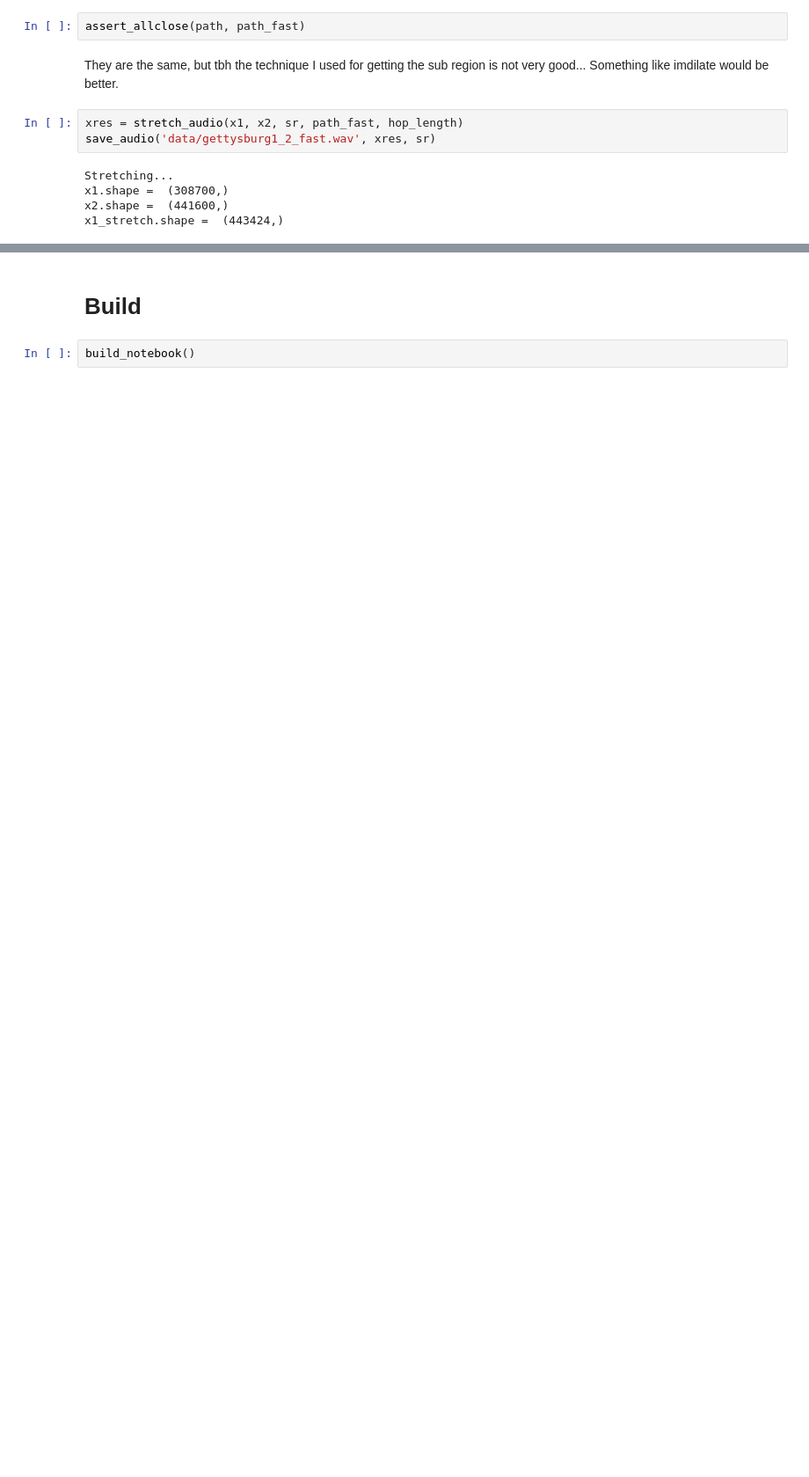
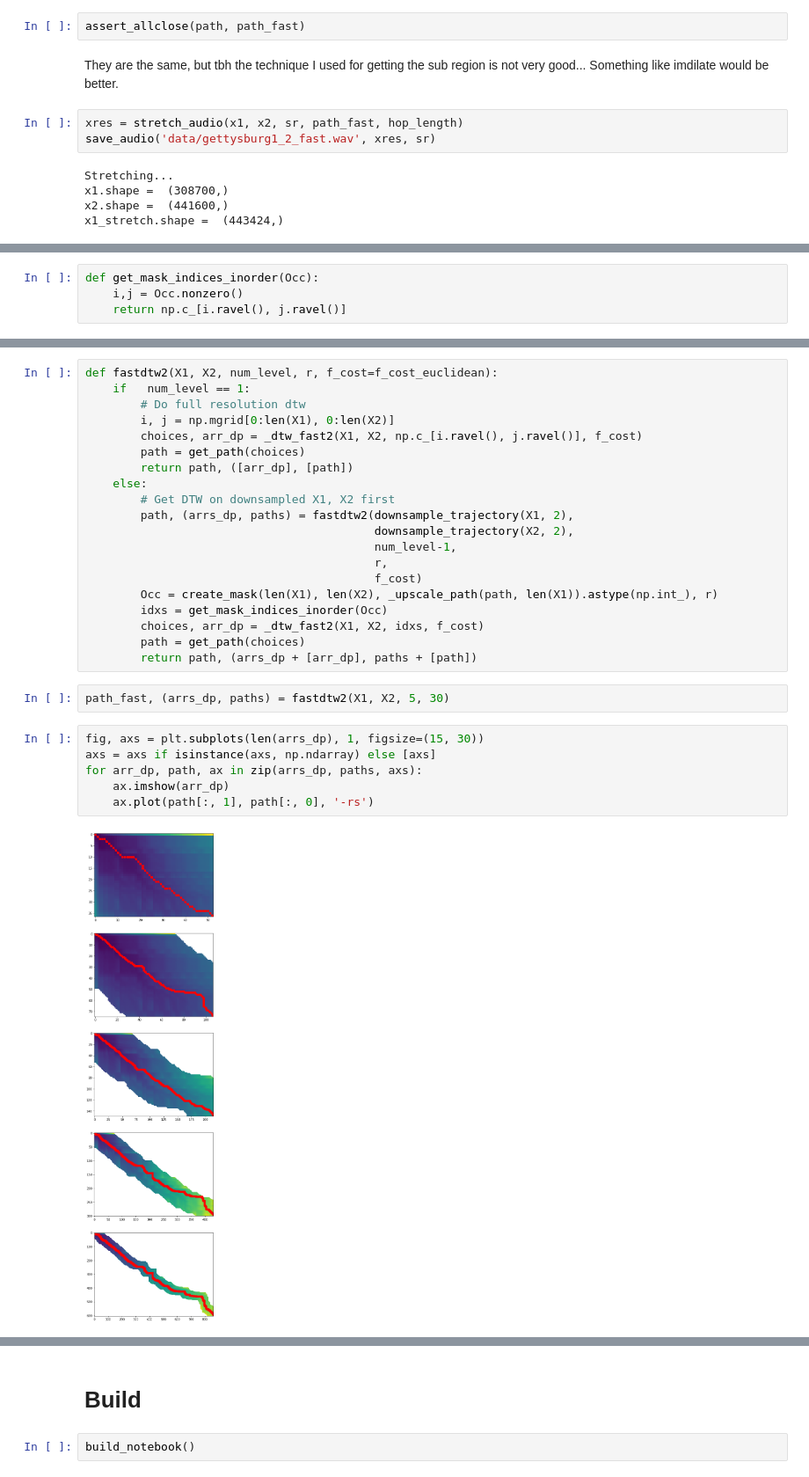
Before and after one commit to justinblaber/cs371, a Jupyter notebook: hw3.ipynb, the cells around one changed output, grey strips where cells are left out. Shown: that part at 88% size. Drawn from its saved outputs; the diff is of its cells as text; blank space fills up the shorter version.

```diff
--- a/hw3.ipynb
+++ b/hw3.ipynb
@@ -655,0 +701,4 @@ x1_stretch.shape =  (443424,)
+# %%
+def get_mask_indices_inorder(Occ):
+    i,j = Occ.nonzero()
+    return np.c_[i.ravel(), j.ravel()]
@@ -655,0 +727,30 @@ x1_stretch.shape =  (443424,)
+# %%
+def fastdtw2(X1, X2, num_level, r, f_cost=f_cost_euclidean):
+    if   num_level == 1:
+        # Do full resolution dtw
+        i, j = np.mgrid[0:len(X1), 0:len(X2)]
+        choices, arr_dp = _dtw_fast2(X1, X2, np.c_[i.ravel(), j.ravel()], f_cost)
+        path = get_path(choices)
+        return path, ([arr_dp], [path])
+    else:
+        # Get DTW on downsampled X1, X2 first
+        path, (arrs_dp, paths) = fastdtw2(downsample_trajectory(X1, 2),
+                                          downsample_trajectory(X2, 2),
+                                          num_level-1,
+                                          r,
+                                          f_cost)
+        Occ = create_mask(len(X1), len(X2), _upscale_path(path, len(X1)).astype(np.int_), r)
+        idxs = get_mask_indices_inorder(Occ)
+        choices, arr_dp = _dtw_fast2(X1, X2, idxs, f_cost)
+        path = get_path(choices)
+        return path, (arrs_dp + [arr_dp], paths + [path])
+# %%
+path_fast, (arrs_dp, paths) = fastdtw2(X1, X2, 5, 30)
+# %%
+fig, axs = plt.subplots(len(arrs_dp), 1, figsize=(15, 30))
+axs = axs if isinstance(axs, np.ndarray) else [axs]
+for arr_dp, path, ax in zip(arrs_dp, paths, axs):
+    ax.imshow(arr_dp)
+    ax.plot(path[:, 1], path[:, 0], '-rs')
+# %% [output]
+[figure, added]
```
Also changed, not shown: parts of 13 cells of this notebook, 7 other files.
